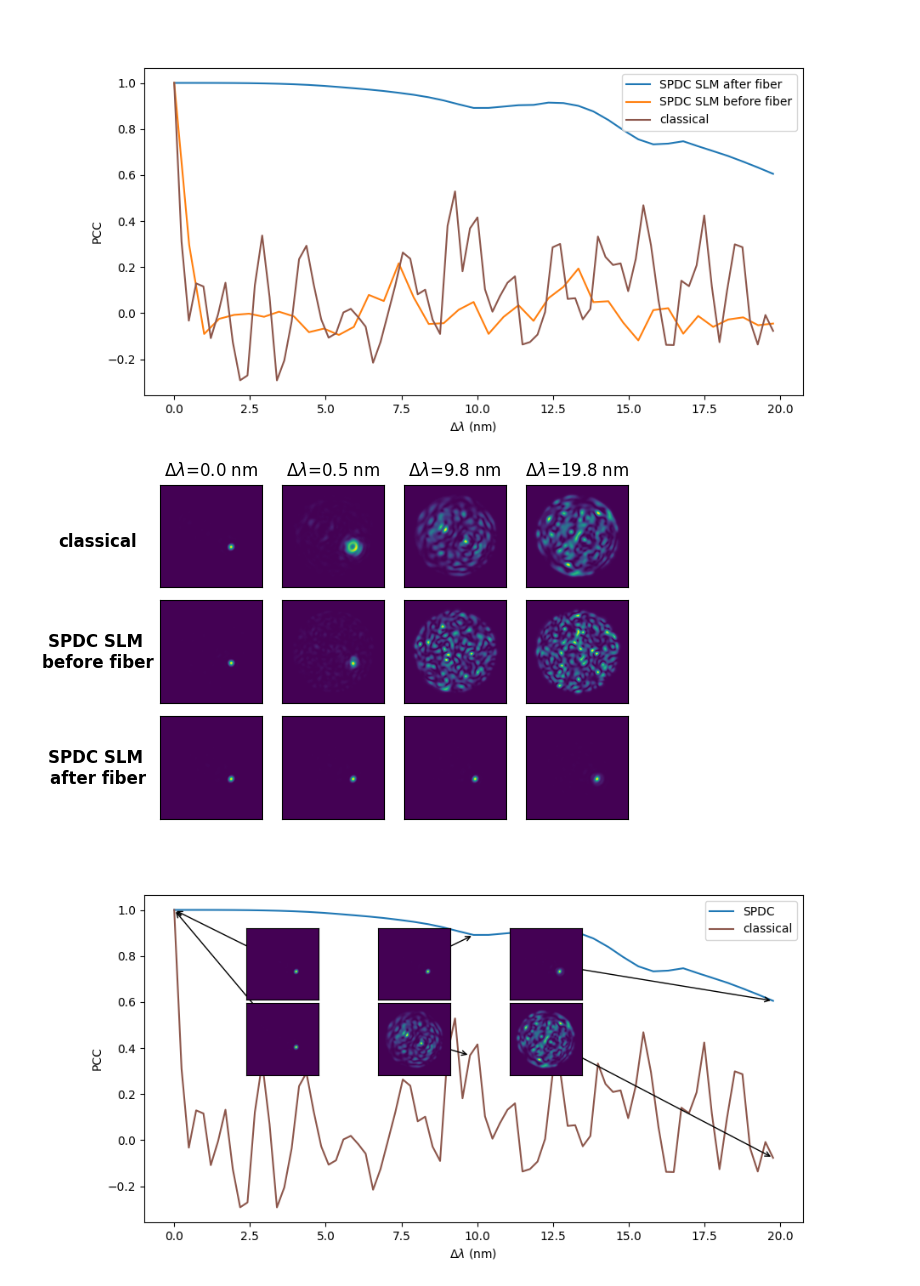
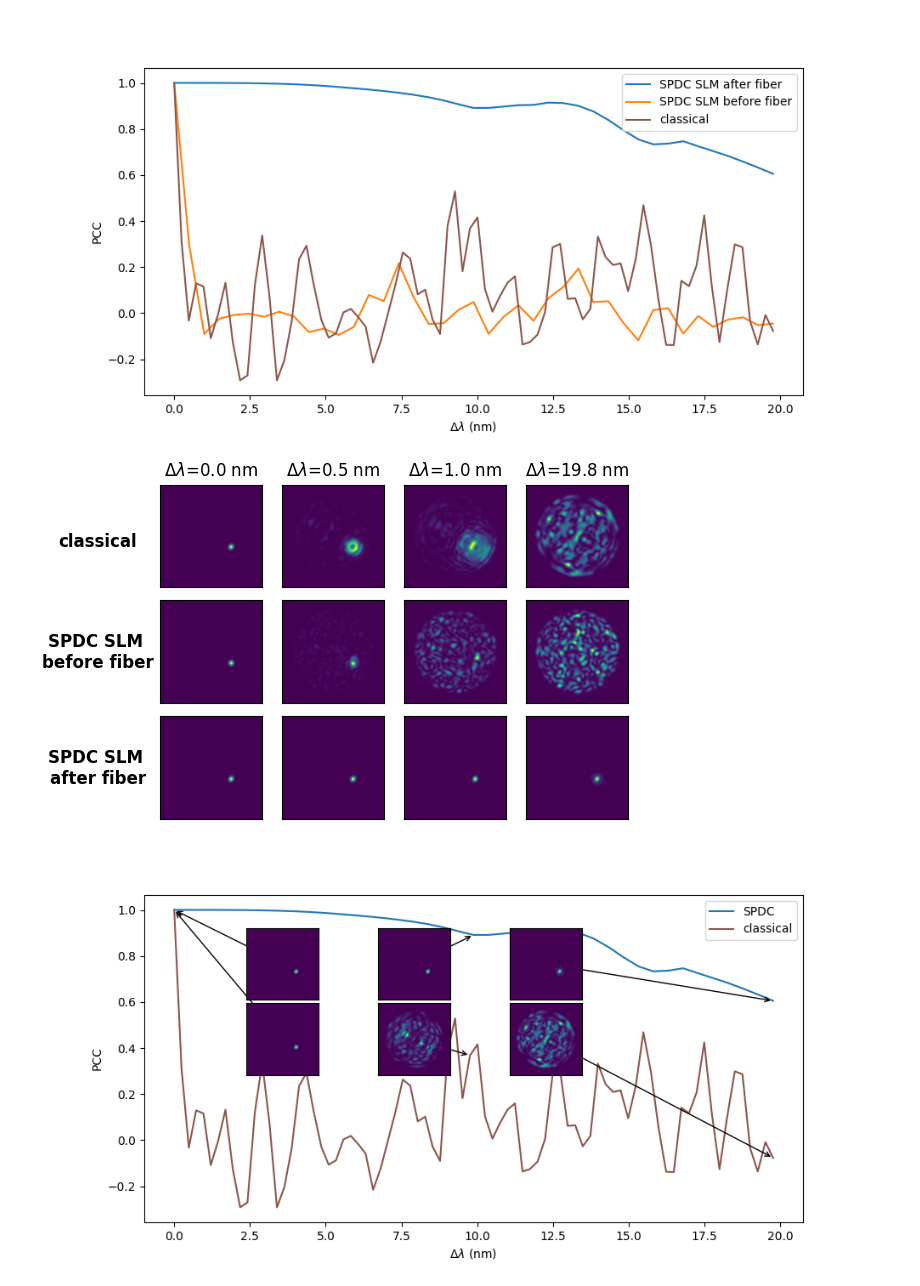
Before and after one commit to rubiaek/qdc2, a Jupyter notebook: qdc/mmf/generate_results.ipynb, the cells around one changed output. Cells and saved outputs as stored; diff of their text form; code cells hidden in the pictures.

```diff
--- a/qdc/mmf/generate_results.ipynb
+++ b/qdc/mmf/generate_results.ipynb
@@ -428,37 +428,37 @@ ax.legend()
 from qdc.misc import colorize
 colorize = lambda x: np.abs(x)**2
 
 
-is_classical = [0, 2, 40, 80]
-is_spdc = [0, 1, 20, 40]
-is_SLM2 = [0, 1, 20, 40]
+is_classical = [0, 2, 4, 80]
+is_spdc = [0, 1, 2, 40]
+is_SLM2 = [0, 1, 2, 40]
 fig, ax = plt.subplots(3, 4, figsize=(6,3.7), constrained_layout=True)
 ax[0, 0].set_ylabel('classical', rotation=0, ha='center', fontweight='bold', fontsize=12)
 ax[0, 0].yaxis.set_label_coords(-0.6, 0.35, transform=ax[0, 0].transAxes)
 ax[1, 0].set_ylabel('SPDC SLM \nbefore fiber', rotation=0, ha='center', fontweight='bold', fontsize=12)
 ax[1, 0].yaxis.set_label_coords(-0.6, 0.3, transform=ax[1, 0].transAxes)
 ax[2, 0].set_ylabel('SPDC SLM \nafter fiber', rotation=0, ha='center', fontweight='bold', fontsize=12)
 ax[2, 0].yaxis.set_label_coords(-0.6, 0.3, transform=ax[2, 0].transAxes)
 for ax_no, i in enumerate(is_classical):
     ax[0, ax_no].imshow(colorize(classical_output_fields[i].reshape(npoints, npoints)))
     ax[0, ax_no].set_title(f'$\Delta\lambda$={classical_dl[i]*1e3:.1f} nm')
     ax[0, ax_no].set_xticks([]); ax[0, ax_no].set_yticks([])
 for ax_no, i in enumerate(is_SLM2):
     ax[1, ax_no].imshow(colorize(spdc_output_fields2[i].reshape(npoints, npoints)))
     # ax[1, ax_no].set_title(f'dl={spdc_dl2[i]*1e3:.1f} nm')
     ax[1, ax_no].set_xticks([]); ax[2, ax_no].set_yticks([])
 for ax_no, i in enumerate(is_spdc):
     ax[2, ax_no].imshow(colorize(output_fields[i].reshape(npoints, npoints)))
     # ax[2, ax_no].set_title(f'dl={dl[i]*1e3:.1f} nm')
     ax[2, ax_no].set_xticks([]); ax[1, ax_no].set_yticks([])
 
 fig.savefig(r'G:\My Drive\Projects\Dispersion Cancelation\Paper\Final Figures\WFS.png')
 # ax.imshow(colorize(output_fields[i].reshape(npoints, npoints)))
 # ax.imshow(colorize(spdc_output_fields2[i].reshape(npoints, npoints)))
 # ax.imshow(colorize(classical_output_fields[i].reshape(npoints, npoints)))
 plt.show()
 # %% [output]
-[figure, old version]
+[figure, new version]
 # %%
 # Figure with both PCC and insets
 from mpl_toolkits.axes_grid1.inset_locator import inset_axes
```
Also changed, not shown: parts of 1 cell of this notebook.
